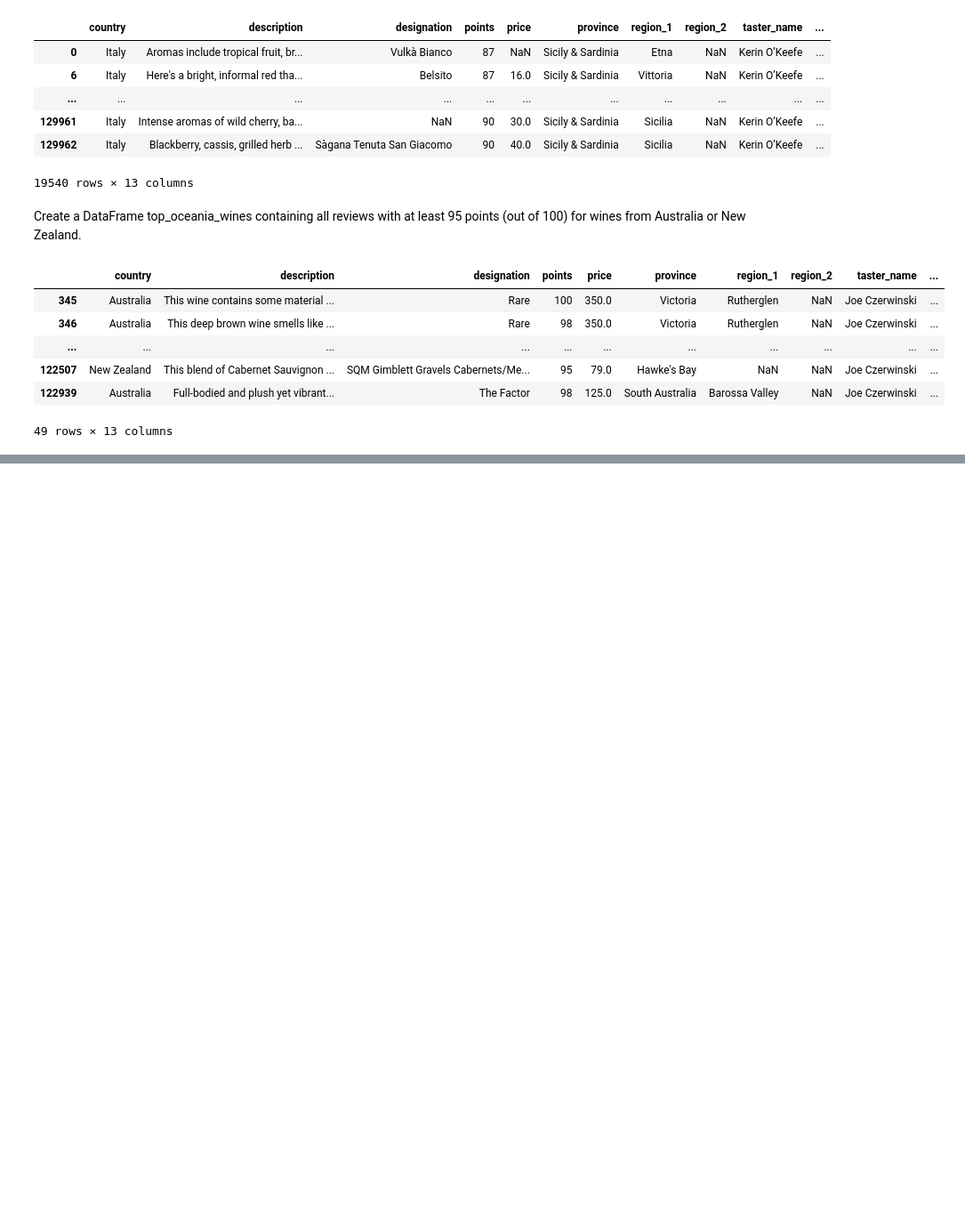
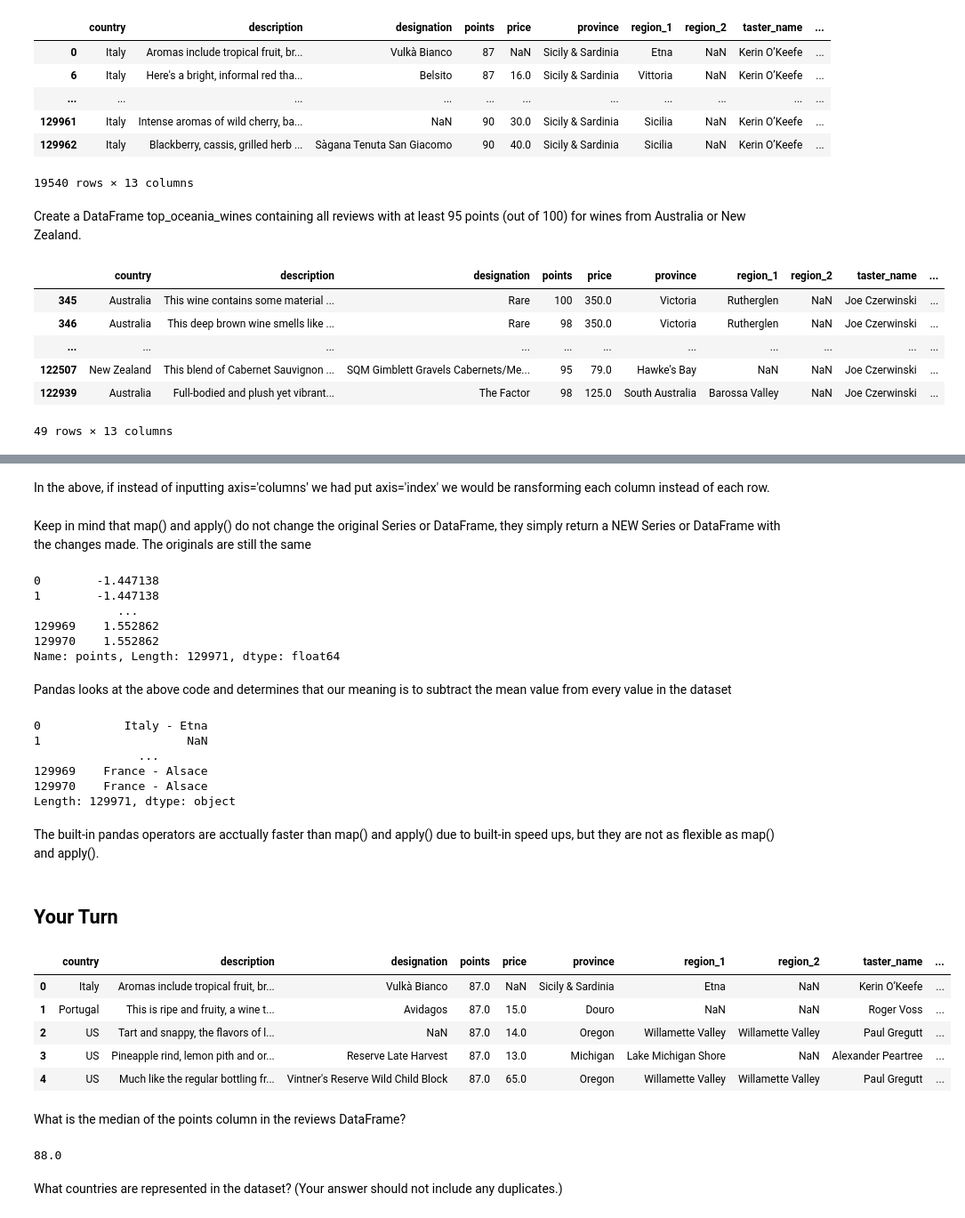
Before and after one commit to Daniel-Benson-Poe/66DaysOfData, a Jupyter notebook: Pandas_MiniCourse_on_Kaggle.ipynb, the cells around one changed output, grey strips where cells are left out. Shown at 89% size. Saved outputs shown, nothing was run; the diff lists cells and outputs as text; code cells hidden in the pictures; blank space fills up the shorter version.

```diff
--- a/Pandas_MiniCourse_on_Kaggle.ipynb
+++ b/Pandas_MiniCourse_on_Kaggle.ipynb
@@ -679,0 +682,6 @@ top_oceania_wines
+# %%
+# Initial imports and read in data
+import pandas as pd
+pd.set_option('max_rows', 5)
+import numpy as np
+reviews = pd.read_csv("/content/winemag-data-130k-v2.csv", index_col=0)
@@ -679,0 +777,53 @@ top_oceania_wines
+# %% [markdown]
+In the above, if instead of inputting axis='columns' we had put axis='index' we would be ransforming each column instead of each row.
+# %% [markdown]
+Keep in mind that map() and apply() do not change the original Series or DataFrame, they simply return a NEW Series or DataFrame with the changes made. The originals are still the same
+# %%
+# However, pandas allows us a faster way to remean our points column
+review_points_mean = reviews.points.mean()
+reviews.points - review_points_mean
+# %% [output]
+0        -1.447138
+1        -1.447138
+            ...
+129969    1.552862
+129970    1.552862
+Name: points, Length: 129971, dtype: float64
+# %% [markdown]
+Pandas looks at the above code and determines that our meaning is to subtract the mean value from every value in the dataset
+# %%
+# Pandas can also combine country and region in the dataset; it knows to perform the operations between Series of equal length
+reviews.country + " - " + reviews.region_1
+# %% [output]
+0            Italy - Etna
+1                     NaN
+               ...
+129969    France - Alsace
+129970    France - Alsace
+Length: 129971, dtype: object
+# %% [markdown]
+The built-in pandas operators are acctually faster than map() and apply() due to built-in speed ups, but they are not as flexible as map() and apply().
+# %% [markdown]
+## Your Turn
+# %%
+# Initial setup
+import pandas as pd
+pd.set_option("display.max_rows", 5)
+reviews = pd.read_csv("/content/winemag-data-130k-v2.csv", index_col=0)
+reviews.head()
+# %% [output]
+|  | country | description | designation | points | price | province | region_1 | region_2 | taster_name | ... |
+| 0 | Italy | Aromas include tropical fruit, br... | Vulkà Bianco | 87.0 | NaN | Sicily & Sardinia | Etna | NaN | Kerin O’Keefe | ... |
+| 1 | Portugal | This is ripe and fruity, a wine t... | Avidagos | 87.0 | 15.0 | Douro | NaN | NaN | Roger Voss | ... |
+| 2 | US | Tart and snappy, the flavors of l... | NaN | 87.0 | 14.0 | Oregon | Willamette Valley | Willamette Valley | Paul Gregutt | ... |
+| 3 | US | Pineapple rind, lemon pith and or... | Reserve Late Harvest | 87.0 | 13.0 | Michigan | Lake Michigan Shore | NaN | Alexander Peartree | ... |
+| 4 | US | Much like the regular bottling fr... | Vintner's Reserve Wild Child Block | 87.0 | 65.0 | Oregon | Willamette Valley | Willamette Valley | Paul Gregutt | ... |
+# %% [markdown]
+What is the median of the points column in the reviews DataFrame?
+# %%
+median_points = reviews.points.median()
+median_points
+# %% [output]
+88.0
+# %% [markdown]
+What countries are represented in the dataset? (Your answer should not include any duplicates.)
```
Also changed, not shown: parts of 36 cells of this notebook.
